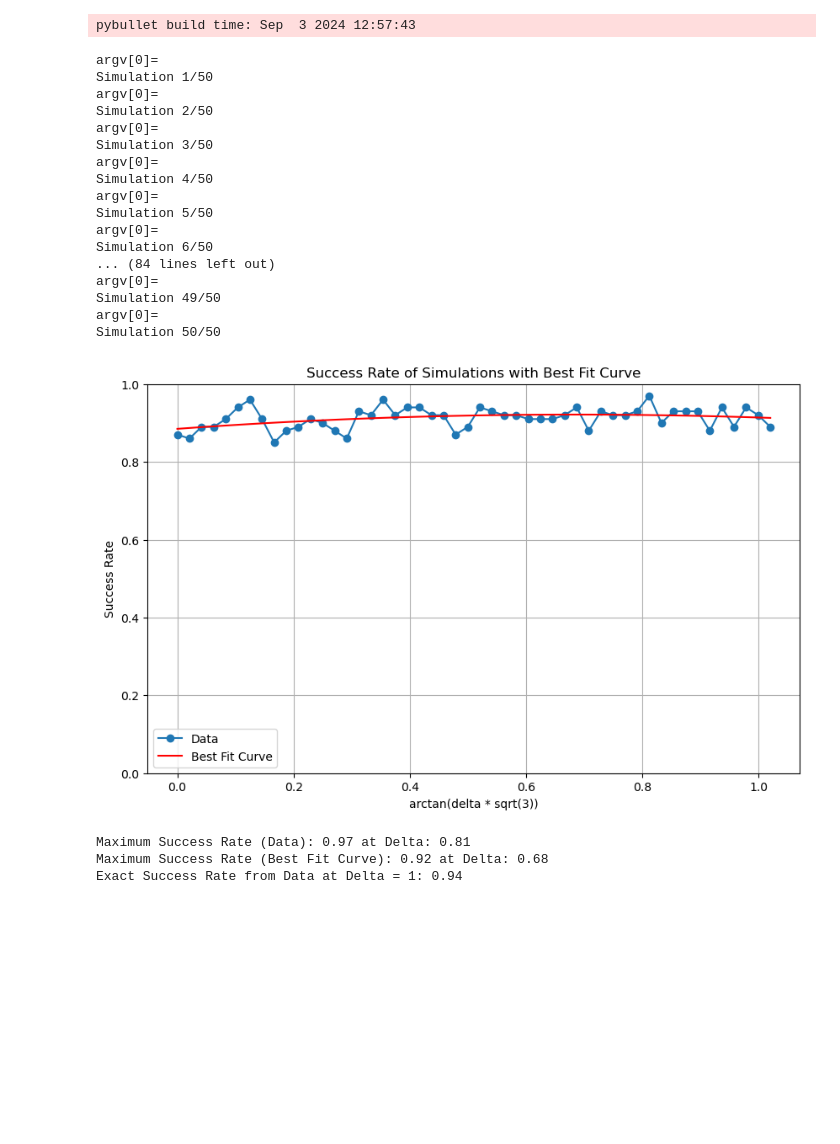
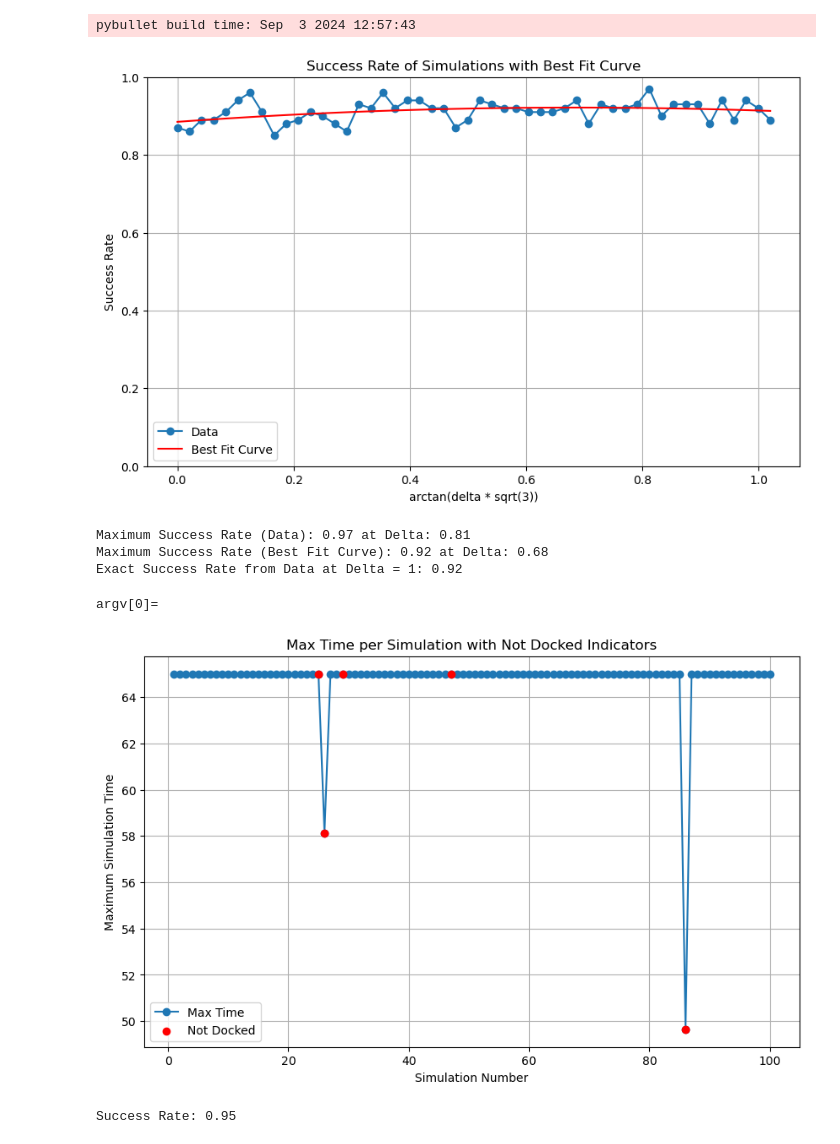
Before and after one commit to dssong2/ae353-sp25, a Jupyter notebook: projects/03_spacecraft/data simulations.ipynb, the cells around one changed output. Cells and saved outputs as stored; diff of their text form; code cells hidden in the pictures; blank space fills up the shorter version.

```diff
--- a/projects/03_spacecraft/iterations.ipynb
+++ b/projects/03_spacecraft/data simulations.ipynb
@@ -382,30 +381,12 @@ def iterate(delta):
 # %%
-results = np.array([])
-deltas = np.linspace(0, 1.02, 50)
-count = 0
-for delta in deltas:
-    count += 1
-    success_rates = iterate(delta)
-    results = np.append(results, success_rates)
-    print(f"Simulation {count}/{len(deltas)}")
+# results = np.array([])
+# deltas = np.linspace(0, 1.02, 50)
+# count = 0
+# for delta in deltas:
+#     count += 1
+#     success_rates = iterate(delta)
+#     results = np.append(results, success_rates)
+#     print(f"Simulation {count}/{len(deltas)}")
-# %% [output]
-argv[0]=
-Simulation 1/50
-argv[0]=
-Simulation 2/50
-argv[0]=
-Simulation 3/50
-argv[0]=
-Simulation 4/50
-argv[0]=
-Simulation 5/50
-argv[0]=
-Simulation 6/50
-... (84 lines left out)
-argv[0]=
-Simulation 49/50
-argv[0]=
-Simulation 50/50
 # %%
 saved_results1 = np.array([0.9 , 0.91, 0.93, 0.9 , 0.95, 0.9 , 0.88, 0.94, 0.91, 0.89, 0.92,
        0.89, 0.93, 0.95, 0.96, 0.93, 0.92, 0.9 , 0.95, 0.94, 0.93, 0.85,
@@ -464,7 +445,7 @@ critical_points = np.roots(derivative)
 critical_values = np.polyval(coefficients, critical_points)
 
 # Filter critical points within the range of deltas
-valid_critical_points = critical_points[(critical_points >= deltas.min()) & (critical_points <= deltas.max())]
+valid_critical_points = critical_points[(critical_points >= deltas1.min()) & (critical_points <= deltas1.max())]
 valid_critical_values = np.polyval(coefficients, valid_critical_points)
 
 # Find the maximum value and its corresponding delta
@@ -474,7 +455,7 @@ max_delta = valid_critical_points[valid_critical_values.argmax()]
 print(f"Maximum Success Rate (Best Fit Curve): {max_value:.2f} at Delta: {max_delta:.2f}")
 
 # Find the closest index to delta = 1 in the deltas array
-closest_index = np.abs(deltas - 1).argmin()
+closest_index = np.abs(deltas1 - 1).argmin()
 success_rate_from_data = saved_results2[closest_index]
 
 print(f"Exact Success Rate from Data at Delta = {1}: {success_rate_from_data:.2f}")
@@ -482,4 +463,37 @@ print(f"Exact Success Rate from Data at Delta = {1}: {success_rate_from_data:.2f
 [figure]
 Maximum Success Rate (Data): 0.97 at Delta: 0.81
 Maximum Success Rate (Best Fit Curve): 0.92 at Delta: 0.68
-Exact Success Rate from Data at Delta = 1: 0.94
+Exact Success Rate from Data at Delta = 1: 0.92
+# %%
+success_rate, data, docked = iterate()
+# %% [output]
+argv[0]=
+# %%
+# Extract maximum time from each simulation's data:
+max_times = [time_data['t'][-1] for time_data in data]
+sim_numbers = np.arange(1, len(data) + 1)
+
+plt.figure(figsize=(10, 6))
+plt.plot(sim_numbers, max_times, marker='o', linestyle='-', label="Max Time")
+
+# Convert docked to a numpy array for easy indexing:
+docked_arr = np.array(docked)
+# Get indices where the simulation did NOT dock:
+for docked in docked_arr:
+    not_docked_indices = np.where(docked_arr == False)[0]
+
+# Overlay red dots for simulations that did not dock:
+plt.scatter(sim_numbers[not_docked_indices], np.array(max_times)[not_docked_indices],
+            color='red', label="Not Docked", zorder=10)
+
+plt.xlabel("Simulation Number")
+plt.ylabel("Maximum Simulation Time")
+plt.title("Max Time per Simulation with Not Docked Indicators")
+plt.legend()
+plt.grid(True)
+plt.show()
+
+print(f"Success Rate: {success_rate:.2f}")
+# %% [output]
+[figure, added]
+Success Rate: 0.95
```
Also changed, not shown: parts of 2 cells of this notebook, 4 other files.
